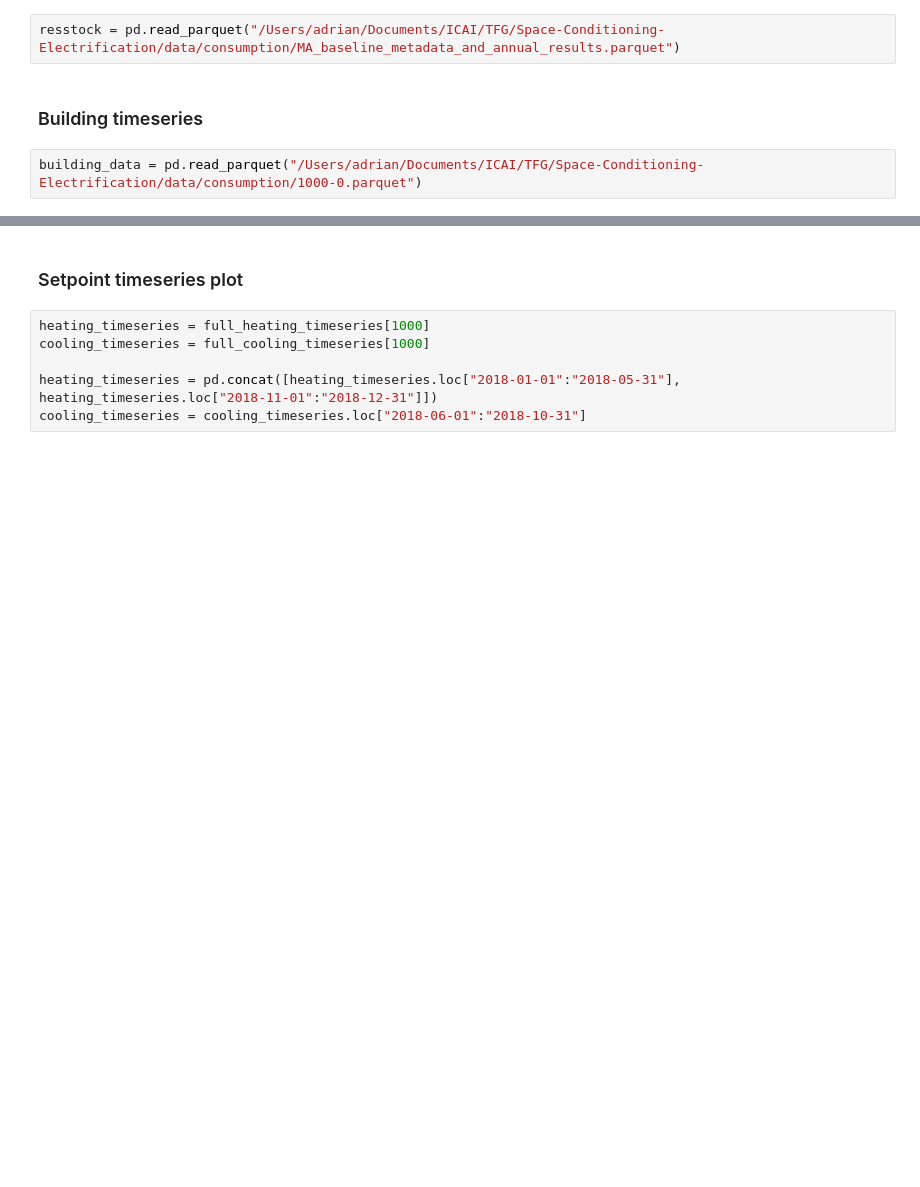
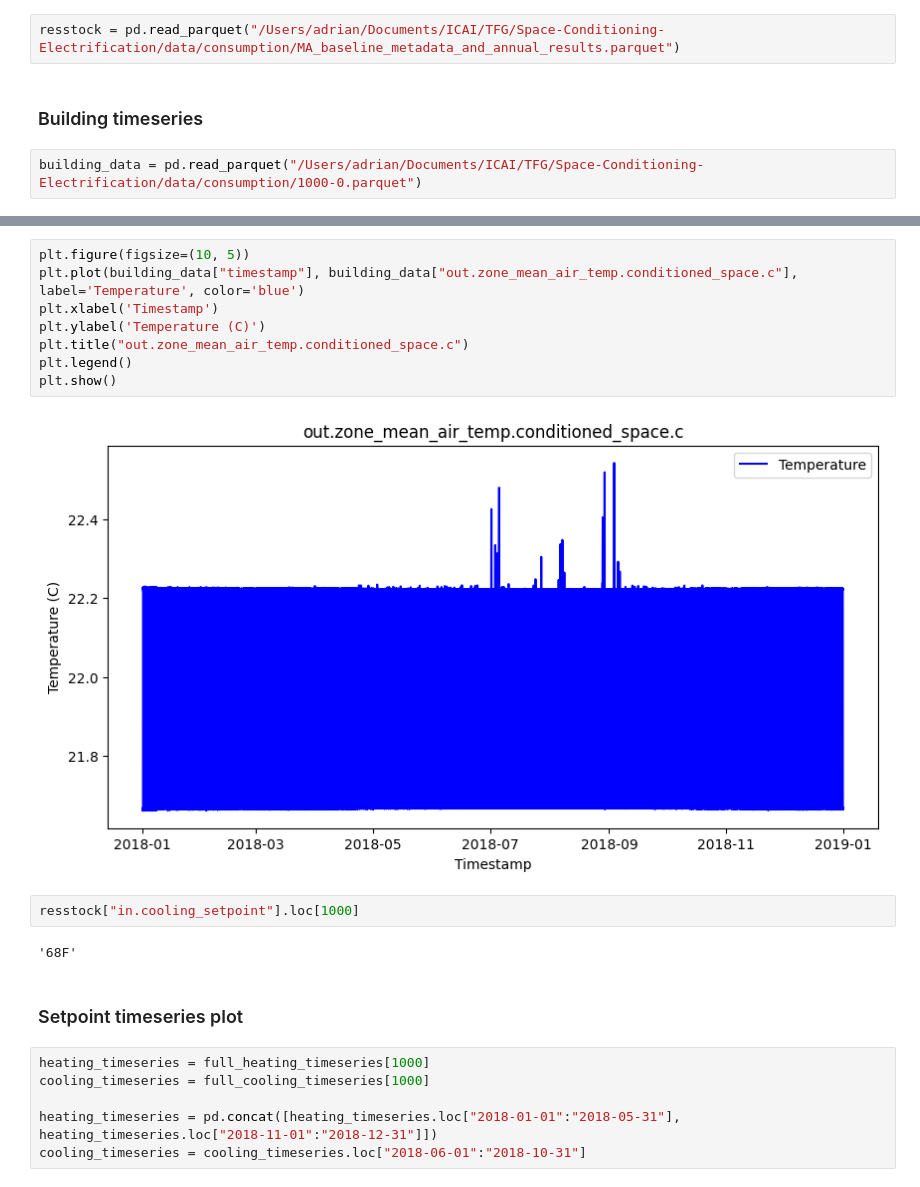
Before and after one commit to adrianlopezlanchares/Space-Conditioning-Electrification, a Jupyter notebook: consumption/full-prediction/full_prediction.ipynb, the cells around one changed output, grey strips where cells are left out. Cells and saved outputs as stored; diff of their text form; blank space fills up the shorter version.

Commit message:
look for indoor temperature

```diff
--- a/consumption/full-prediction/full_prediction.ipynb
+++ b/consumption/full-prediction/full_prediction.ipynb
@@ -61,3 +76,17 @@ building_data = pd.read_parquet("/Users/adrian/Documents/ICAI/TFG/Space-Conditio
+# %%
+plt.figure(figsize=(10, 5))
+plt.plot(building_data["timestamp"], building_data["out.zone_mean_air_temp.conditioned_space.c"], label='Temperature', color='blue')
+plt.xlabel('Timestamp')
+plt.ylabel('Temperature (C)')
+plt.title("out.zone_mean_air_temp.conditioned_space.c")
+plt.legend()
+plt.show()
+# %% [output]
+[figure, added]
+# %%
+resstock["in.cooling_setpoint"].loc[1000]
+# %% [output]
+'68F'
 # %% [markdown]
 ### Setpoint timeseries plot
 # %%
```
Also changed, not shown: parts of 18 cells of this notebook.
